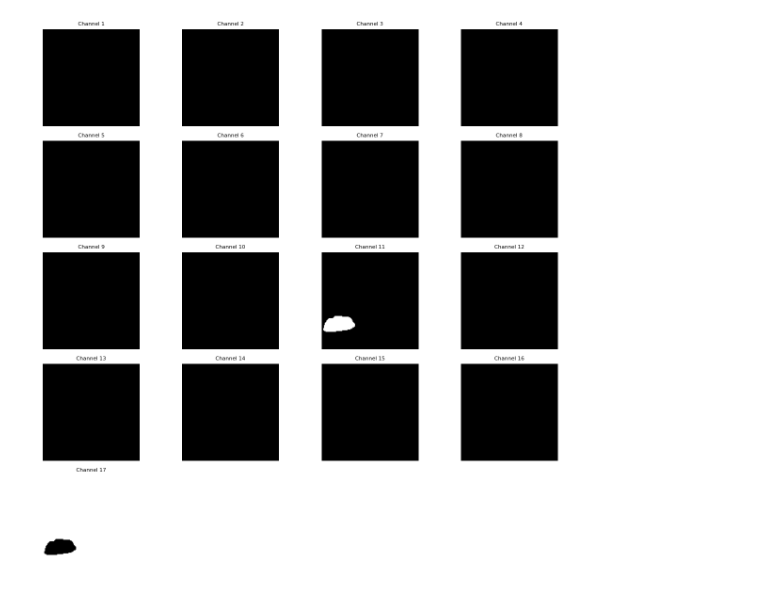
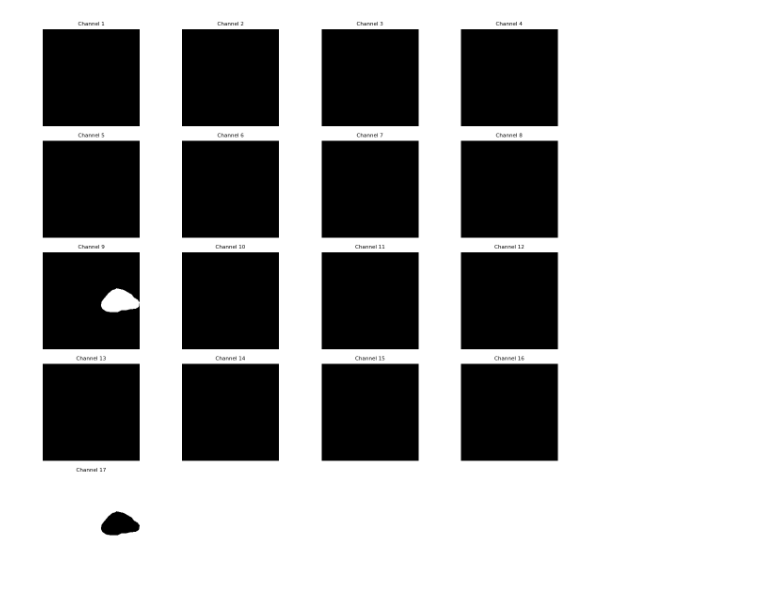
Before and after one commit to Micz26/Trash-Can-Segmentation, a Jupyter notebook: notebooks/tune_resnet.ipynb, the cells around one changed output. Drawn from its saved outputs; the diff is of its cells as text; code cells hidden in the pictures.

```diff
--- a/notebooks/tune_resnet.ipynb
+++ b/notebooks/tune_resnet.ipynb
@@ -66,0 +8,9 @@ ort_session = ort.InferenceSession(onnx_model_path)
+# %%
+import torch
+
+
+from trashcan_core.components.data_loader import CustomDataLoader
+from trashcan_core.components.constants import MATERIAL_VERSION_PATH
+
+data_loader = CustomDataLoader(MATERIAL_VERSION_PATH, batch_size=16)
+data_loader.crop(*INPUT_SIZE)
@@ -66,0 +21,3 @@ ort_session = ort.InferenceSession(onnx_model_path)
+# %%
+image = data_loader.dataset[0][0]
+masks = data_loader.dataset[0][1]
@@ -67,10 +42,18 @@ ort_session = ort.InferenceSession(onnx_model_path)
 # %%
-# Extract an image (3 x 128 x 128)
-image = data_loader.x_train[19][8]  # Example image
+import onnxruntime as ort
+import numpy as np
+import torch
 
-# Add batch dimension to the image: shape becomes (1, 3, 128, 128)
-image = image.unsqueeze(0)  # Add batch dimension
-image_numpy = image.numpy().astype(np.float32)  # Convert to numpy float32
+# Load ONNX model
+onnx_model_path = "..\\models\\resunet34v8.onnx"  # Replace with your actual ONNX model file path
+ort_session = ort.InferenceSession(onnx_model_path)
+
+# Load a sample image and its corresponding mask
+
+image_numpy = image.numpy().astype(np.float32)  # Convert to numpy and ensure it's float32
+
+# Add a batch dimension to the image
+image_numpy = np.expand_dims(image_numpy, axis=0)  # Shape becomes (1, C, H, W)
 
 # Run ONNX model inference
 outputs = ort_session.run(None, {"input": image_numpy})
@@ -81,6 +64,6 @@ predicted_probs = outputs[0]  # Get the first output (logits/probabilities)
 predicted_class = np.argmax(predicted_probs, axis=1)  # Get the most likely class per pixel
 
 # Display results
-print(f"Predicted probabilities shape: {predicted_probs.shape}")  # Should be (1, 16, 128, 128)
-print(f"Predicted class shape: {predicted_class.shape}")          # Should be (1, 128, 128)
+print(f"Predicted probabilities shape: {predicted_probs.shape}")  # Should be (1, num_classes, H, W)
+print(f"Predicted class shape: {predicted_class.shape}")  # Should be (1, H, W)
 # %% [output]
@@ -212,32 +145,32 @@ plt.show()
 # %%
 import matplotlib.pyplot as plt
 import math
 
 # Number of channels
 num_channels = 17
 
 # Number of rows and columns for the grid
 ncols = 4  # Number of columns (adjust as needed for layout)
 nrows = math.ceil(num_channels / ncols)  # Compute the number of rows
 
 # Create subplots
 fig, axes = plt.subplots(nrows=nrows, ncols=ncols, figsize=(12, 12))
 
 # Flatten axes for easy iteration
 axes = axes.flatten()
 
 for i in range(num_channels):
     # Get the mask for the i-th channel
-    mask = data_loader.y_train[19][8][i].cpu().numpy()
+    mask = masks[i].cpu().numpy()
 
     axes[i].imshow(mask, cmap='gray')
     axes[i].set_title(f'Channel {i+1}', fontsize=8)
     axes[i].axis('off')
 
 for j in range(num_channels, len(axes)):
     axes[j].axis('off')
 
 plt.tight_layout()
 plt.show()
 # %% [output]
-[figure, old version]
+[figure, new version]
```
Also changed, not shown: parts of 10 cells of this notebook, 13 other files.
